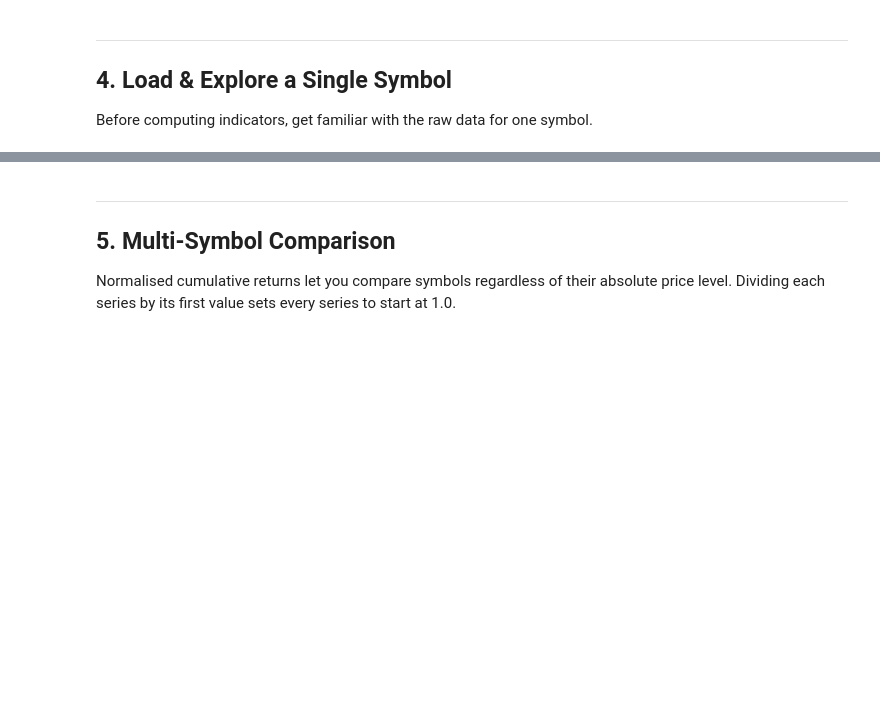
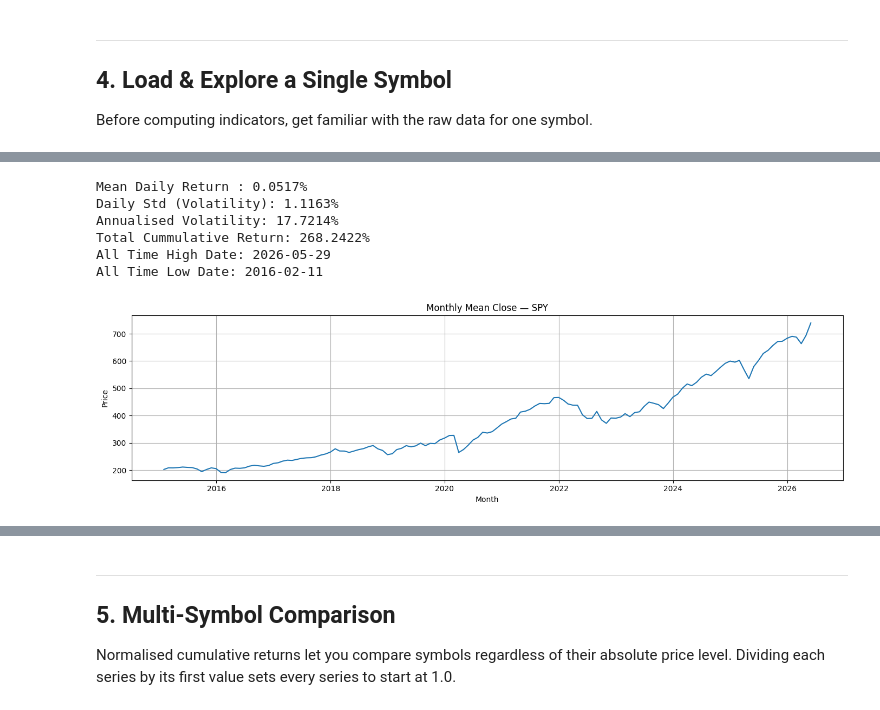
Before and after one commit to Abhinav-pro1003/SOC-Stock-Trading-With-LSTM-And-RL, a Jupyter notebook: Week2/data_loading.ipynb, the cells around one changed output, grey strips where cells are left out. Saved outputs shown, nothing was run; the diff lists cells and outputs as text; code cells hidden in the pictures; blank space fills up the shorter version.

```diff
--- a/Week2/data_loading.ipynb
+++ b/Week2/data_loading.ipynb
@@ -40,10 +58,12 @@ Define all constants that the project relies on. These same constants are used i
 
 > 💡 Use `Path.cwd()` as the base when running inside a notebook.
 # %%
+from os.path import exists
 # TODO 1.1 — Define directory paths and create them on disk
-BASE_DIR      =
-RAW_DIR       =
-PROCESSED_DIR =
-
+BASE_DIR      = Path.cwd() #cwd-current working directory folder
+RAW_DIR       = BASE_DIR/'data'/'raw' #data/raw this folder will be storing the stock data
+PROCESSED_DIR = BASE_DIR/'data'/'processed' #calculated indicators will be saved here
+RAW_DIR.mkdir(parents=True,exist_ok=True) #creates folder on disk,parents=True creates the data folder if it doesn't exist,exist_ok=True don't show error if folder already exists
+PROCESSED_DIR.mkdir(parents=True,exist_ok=True) #claculated indicators of this stock data will be stored here
 print('RAW_DIR      :', RAW_DIR)
 print('PROCESSED_DIR:', PROCESSED_DIR)
@@ -165,8 +223,9 @@ Before computing indicators, get familiar with the raw data for one symbol.
 # %%
 # TODO 4.1 — Load SPY (or any symbol you like) from RAW_DIR
 # Parse 'date' as datetime, sort ascending.
-
-
+SYMBOL='SPY'
+df=pd.read_csv(RAW_DIR/f'{safe_symbol(SYMBOL)}.csv',parse_dates=['date']) #parse_dates convert date column to proper datetime
+df=df.sort_values('date').reset_index(drop=True) #sort frow oldest to lowest date, rest_index=true means reset row no to 0,1,2,..
 
 print('Shape :', df.shape)
 print('Dtypes:\n', df.dtypes)
@@ -174,5 +251,5 @@ df.head()
 # %%
-# TODO 4.2 — Compute and print the following statistics
+  # TODO 4.2 — Compute and print the following statistics
 #   1. Mean daily return (pct_change of close)
 #   2. Daily return standard deviation (volatility)
 #   3. Annualised volatility  →  daily_std * sqrt(252)
@@ -181,18 +258,35 @@ df.head()
 #   6. Date of the all-time low close
 
 close   = df['close']
+daily_returns=close.pct_change().dropna() #cal how much closing price changed each day in percentage,dropna()-removes first row which ahs no return
+print(f"Mean Daily Return : {daily_returns.mean():.4%}") #avg of all daily returns
+print(f"Daily Std (Volatility): {daily_returns.std():.4%}") #standard deviation average, sqrt of avg of variance
+print(f"Annualised Volatility: {daily_returns.std()*np.sqrt(252):.4%}") #sqrt of variance *252 trading days in a year
+print(f"Total Cummulative Return: {(close.iloc[-1]/close.iloc[0]-1):.4%}") #close.iloc[0]-closing price of start date of data, close.iloc[-1]-last closing price(today),then calculate cumulative return acc to formula
+print(f"All Time High Date: {df.loc[close.idxmax(),'date'].date()}") #df.loc-goes to that row,idxmax()-goes to row no. where close was highest, 'date'-get that date of that row
+print(f"All Time Low Date: {df.loc[close.idxmin(),'date'].date()}")
+
 
 # print(...)
+# %% [output]
+Mean Daily Return : 0.0517%
+Daily Std (Volatility): 1.1163%
+Annualised Volatility: 17.7214%
+Total Cummulative Return: 268.2422%
+All Time High Date: 2026-05-29
+All Time Low Date: 2016-02-11
 # %%
 # TODO 4.3 — Resample close to monthly mean and plot as a line chart
 
-monthly_close = ...
+monthly_close = df.set_index('date')['close'].resample('ME').mean() #new df with date as index and just take close colmn and then resample('ME') means group it by month and then take avg.
 
 plt.figure(figsize=(14, 4))
-...
+plt.plot(monthly_close)
 plt.title(f'Monthly Mean Close — {SYMBOL}')
 plt.xlabel('Month'); plt.ylabel('Price')
 plt.grid(True); plt.tight_layout(); plt.show()
+# %% [output]
+[figure, added]
 # %%
 # TODO 4.4 — Resample volume to monthly total and plot as a bar chart
 
```
Also changed, not shown: parts of 11 cells of this notebook.
